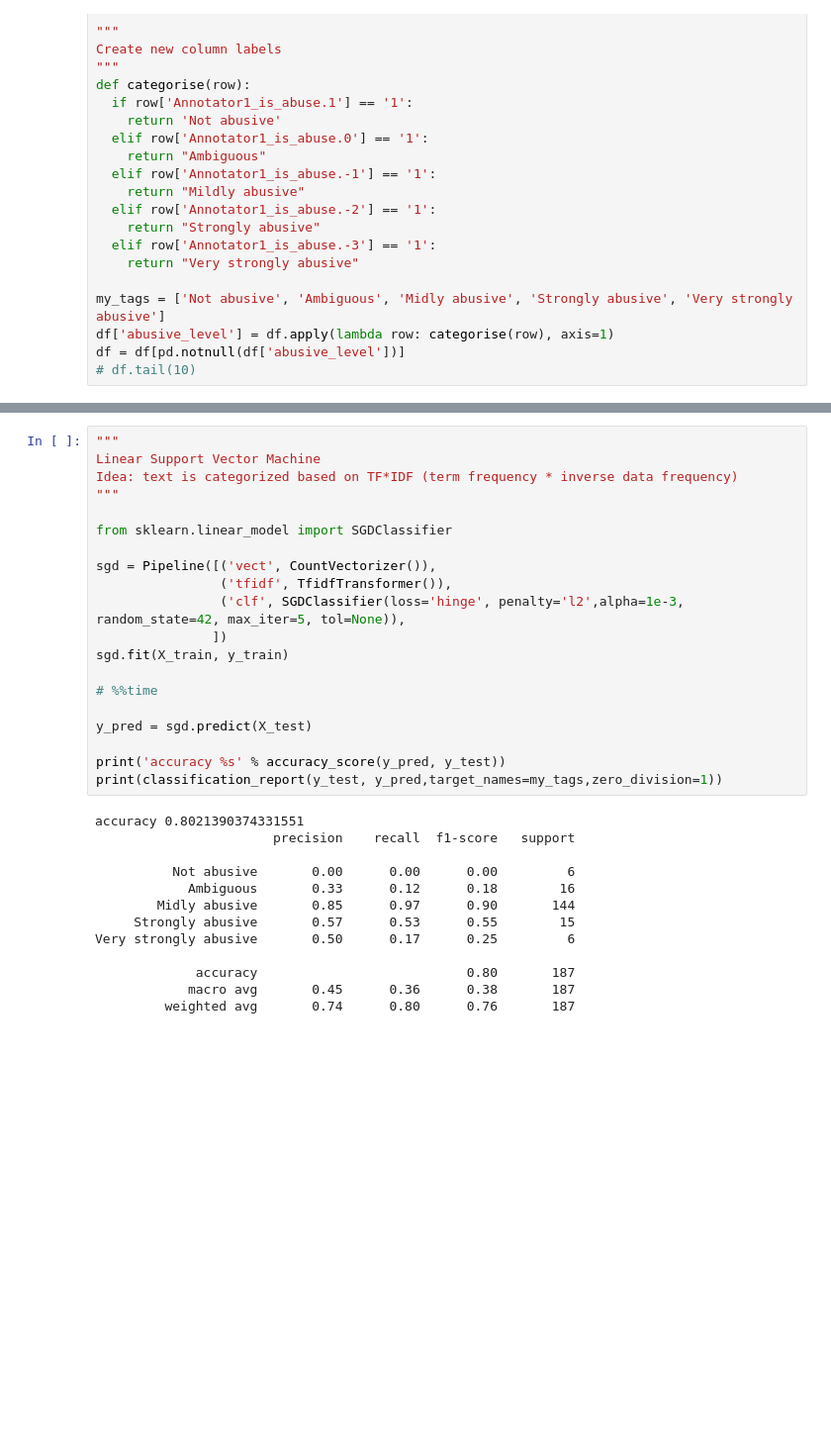
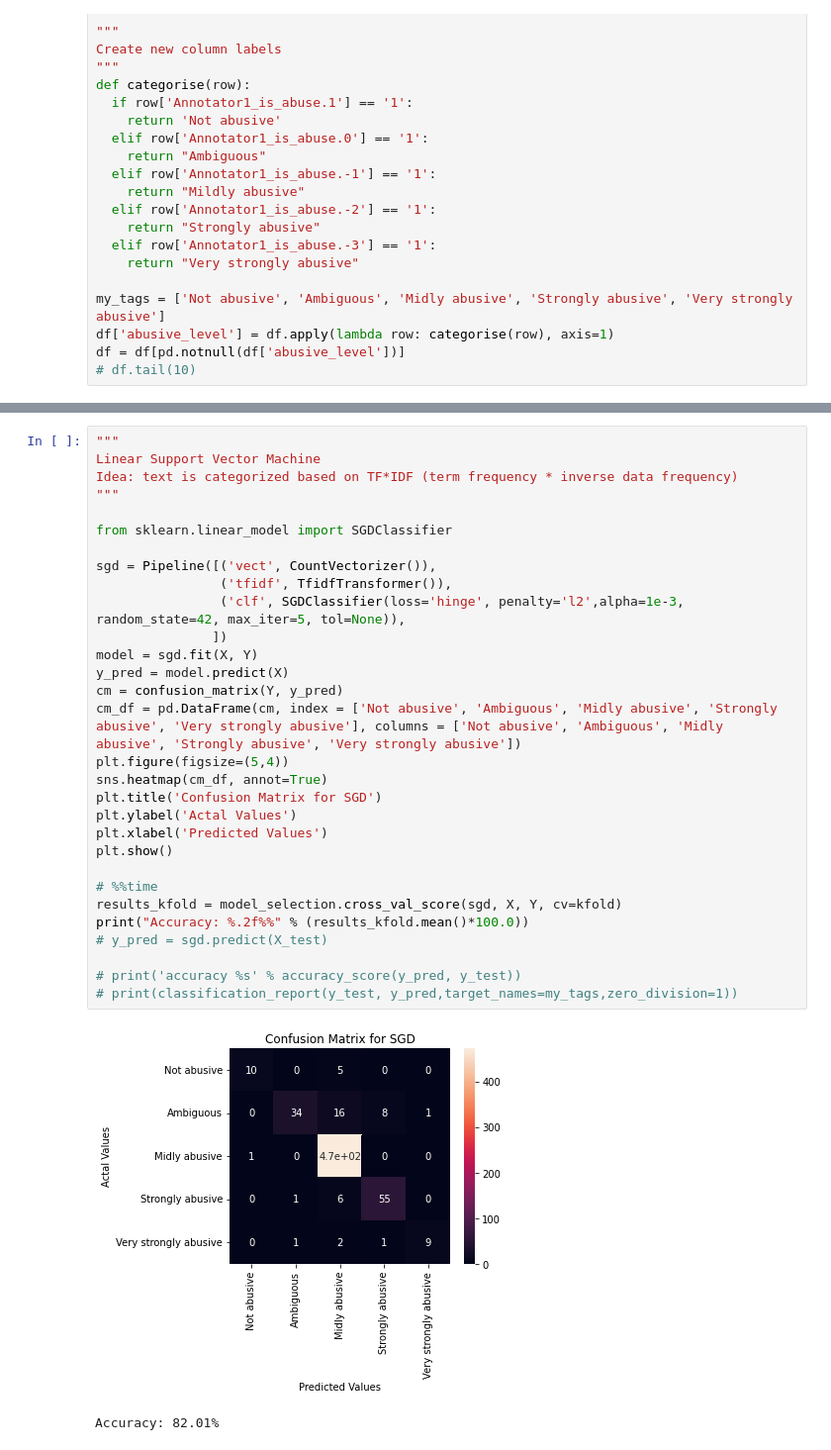
Before and after one commit to liyakalan/agression_detection_model, a Jupyter notebook: abusive_speech_detection.ipynb, the cells around one changed output, grey strips where cells are left out. Shown: that part at 99% size. Saved outputs shown, nothing was run; the diff lists cells and outputs as text; blank space fills up the shorter version.

```diff
--- a/abusive_speech_detection.ipynb
+++ b/abusive_speech_detection.ipynb
@@ -114,36 +124,36 @@ Very strongly abusive       1.00      0.00      0.00         6
 # %%
 """
 Linear Support Vector Machine
 Idea: text is categorized based on TF*IDF (term frequency * inverse data frequency)
 """
 
 from sklearn.linear_model import SGDClassifier
 
 sgd = Pipeline([('vect', CountVectorizer()),
                 ('tfidf', TfidfTransformer()),
                 ('clf', SGDClassifier(loss='hinge', penalty='l2',alpha=1e-3, random_state=42, max_iter=5, tol=None)),
                ])
-sgd.fit(X_train, y_train)
+model = sgd.fit(X, Y)
+y_pred = model.predict(X)
+cm = confusion_matrix(Y, y_pred)
+cm_df = pd.DataFrame(cm, index = ['Not abusive', 'Ambiguous', 'Midly abusive', 'Strongly abusive', 'Very strongly abusive'], columns = ['Not abusive', 'Ambiguous', 'Midly abusive', 'Strongly abusive', 'Very strongly abusive'])
+plt.figure(figsize=(5,4))
+sns.heatmap(cm_df, annot=True)
+plt.title('Confusion Matrix for SGD')
+plt.ylabel('Actal Values')
+plt.xlabel('Predicted Values')
+plt.show()
 
 # %%time
+results_kfold = model_selection.cross_val_score(sgd, X, Y, cv=kfold)
+print("Accuracy: %.2f%%" % (results_kfold.mean()*100.0))
+# y_pred = sgd.predict(X_test)
 
-y_pred = sgd.predict(X_test)
-
-print('accuracy %s' % accuracy_score(y_pred, y_test))
-print(classification_report(y_test, y_pred,target_names=my_tags,zero_division=1))
+# print('accuracy %s' % accuracy_score(y_pred, y_test))
+# print(classification_report(y_test, y_pred,target_names=my_tags,zero_division=1))
 # %% [output]
+[figure, added]
-accuracy 0.8021390374331551
-                       precision    recall  f1-score   support
-
-          Not abusive       0.00      0.00      0.00         6
-            Ambiguous       0.33      0.12      0.18        16
-        Midly abusive       0.85      0.97      0.90       144
-     Strongly abusive       0.57      0.53      0.55        15
-Very strongly abusive       0.50      0.17      0.25         6
-
-             accuracy                           0.80       187
-            macro avg       0.45      0.36      0.38       187
-         weighted avg       0.74      0.80      0.76       187
+Accuracy: 82.01%
 # %%
 """
 Logistic Regression
```
Also changed, not shown: parts of 5 cells of this notebook.
